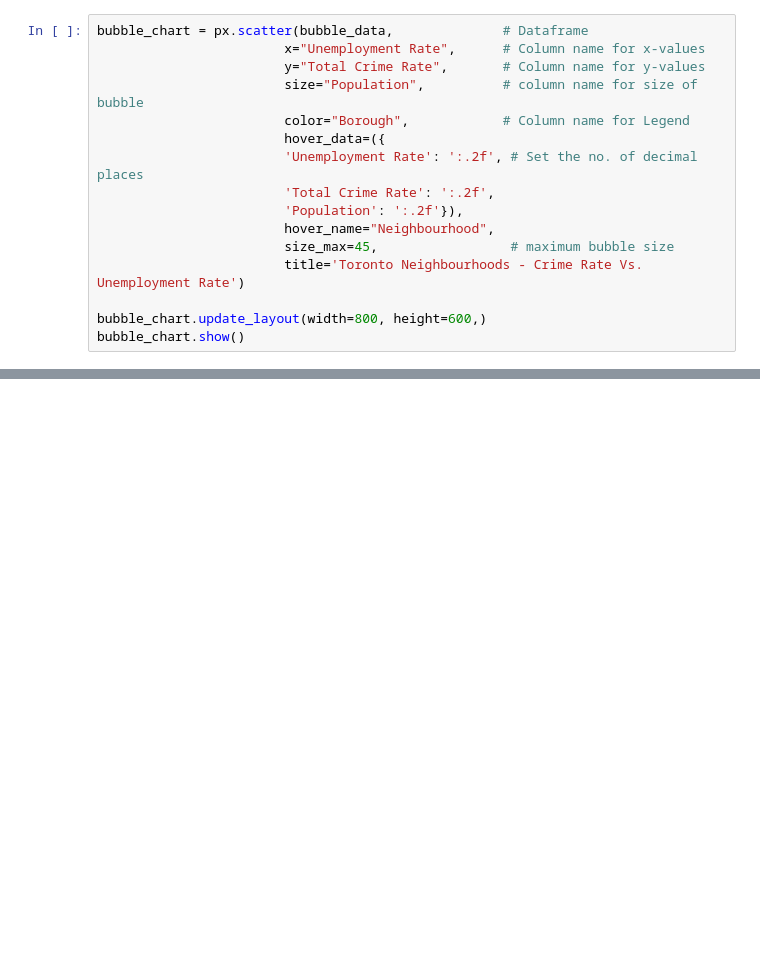
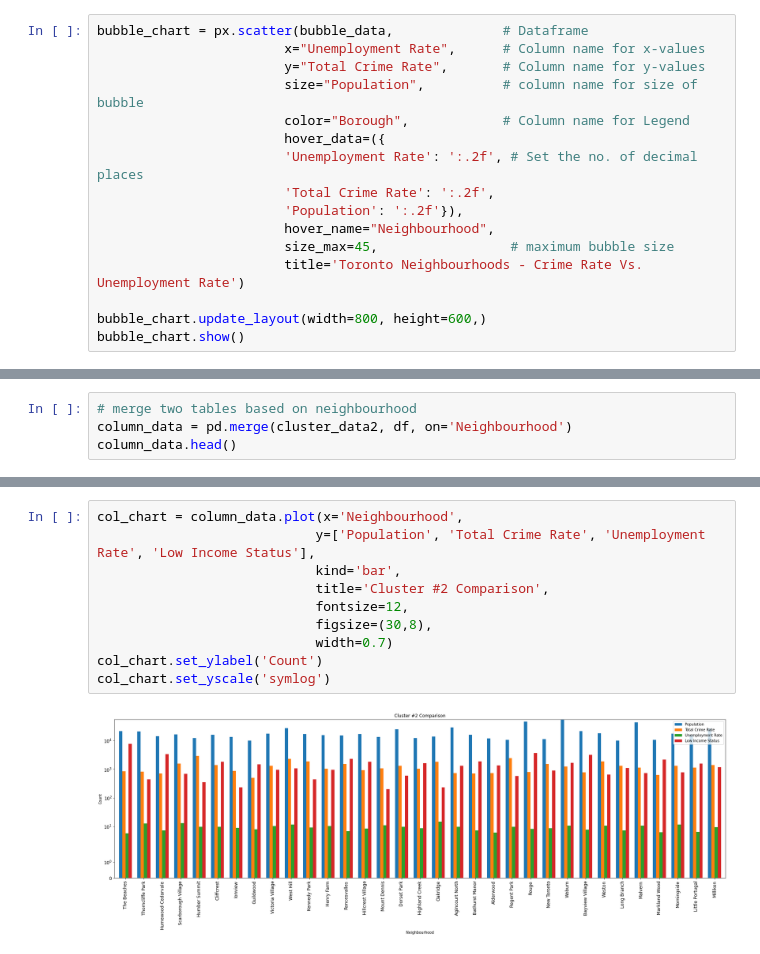
Before and after one commit to rnlclngpilar/SOFE3720-FinalProject, a Jupyter notebook: Final_Project_Clustering_Neighbourhoods.ipynb, the cells around one changed output, grey strips where cells are left out. Cells and saved outputs as stored; diff of their text form; blank space fills up the shorter version.

```diff
--- a/Final_Project_Clustering_Neighbourhoods.ipynb
+++ b/Final_Project_Clustering_Neighbourhoods.ipynb
@@ -564,0 +517,4 @@ bubble_chart.show()
+# %%
+# merge two tables based on neighbourhood
+column_data = pd.merge(cluster_data2, df, on='Neighbourhood')
+column_data.head()
@@ -564,0 +528,12 @@ bubble_chart.show()
+# %%
+col_chart = column_data.plot(x='Neighbourhood',
+                            y=['Population', 'Total Crime Rate', 'Unemployment Rate', 'Low Income Status'],
+                            kind='bar',
+                            title='Cluster #2 Comparison',
+                            fontsize=12,
+                            figsize=(30,8),
+                            width=0.7)
+col_chart.set_ylabel('Count')
+col_chart.set_yscale('symlog')
+# %% [output]
+[figure, added]
```
Also changed, not shown: parts of 16 cells of this notebook.
